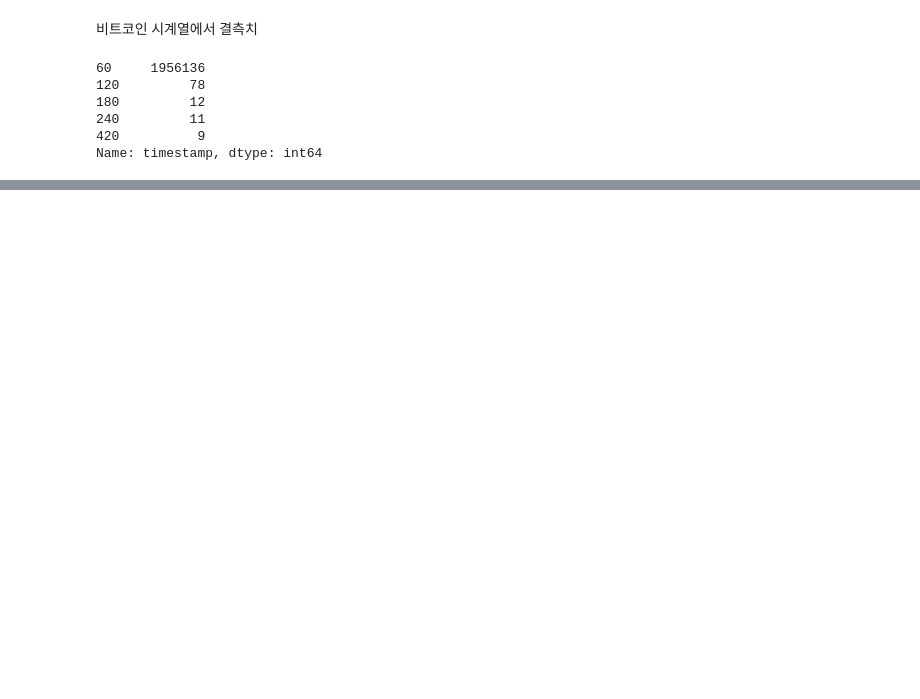
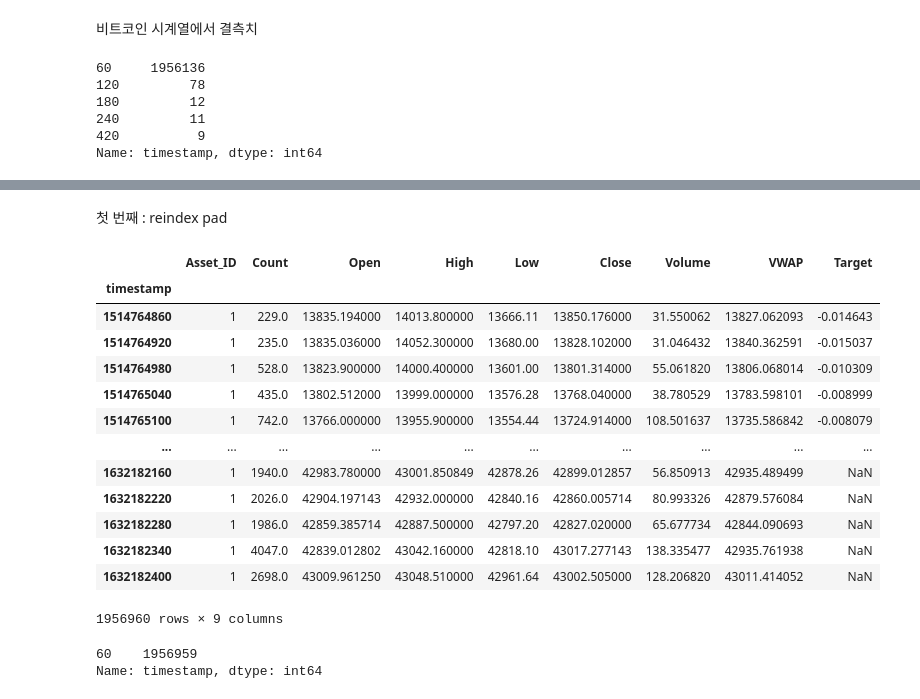
Before and after one commit to Min-Ho-Kim94/kaggle_1, a Jupyter notebook: 1_baseline.ipynb, the cells around one changed output, grey strips where cells are left out. Saved outputs shown, nothing was run; the diff lists cells and outputs as text; code cells hidden in the pictures; blank space fills up the shorter version.

Commit message:
reindex

```diff
--- a/1_baseline.ipynb
+++ b/1_baseline.ipynb
@@ -113,0 +148,28 @@ Name: timestamp, dtype: int64
+# %% [markdown]
+첫 번째 : reindex pad
+# %%
+df_btc = df_btc.reindex(range(df_btc.index[0],
+                              df_btc.index[-1] + 60, 60),
+                        method = "pad")
+# %%
+df_btc
+# %% [output]
+|  | Asset_ID | Count | Open | High | Low | Close | Volume | VWAP | Target |
+| timestamp |  |  |  |  |  |  |  |  |  |
+| 1514764860 | 1 | 229.0 | 13835.194000 | 14013.800000 | 13666.11 | 13850.176000 | 31.550062 | 13827.062093 | -0.014643 |
+| 1514764920 | 1 | 235.0 | 13835.036000 | 14052.300000 | 13680.00 | 13828.102000 | 31.046432 | 13840.362591 | -0.015037 |
+| 1514764980 | 1 | 528.0 | 13823.900000 | 14000.400000 | 13601.00 | 13801.314000 | 55.061820 | 13806.068014 | -0.010309 |
+| 1514765040 | 1 | 435.0 | 13802.512000 | 13999.000000 | 13576.28 | 13768.040000 | 38.780529 | 13783.598101 | -0.008999 |
+| 1514765100 | 1 | 742.0 | 13766.000000 | 13955.900000 | 13554.44 | 13724.914000 | 108.501637 | 13735.586842 | -0.008079 |
+| ... | ... | ... | ... | ... | ... | ... | ... | ... | ... |
+| 1632182160 | 1 | 1940.0 | 42983.780000 | 43001.850849 | 42878.26 | 42899.012857 | 56.850913 | 42935.489499 | NaN |
+| 1632182220 | 1 | 2026.0 | 42904.197143 | 42932.000000 | 42840.16 | 42860.005714 | 80.993326 | 42879.576084 | NaN |
+| 1632182280 | 1 | 1986.0 | 42859.385714 | 42887.500000 | 42797.20 | 42827.020000 | 65.677734 | 42844.090693 | NaN |
+| 1632182340 | 1 | 4047.0 | 42839.012802 | 43042.160000 | 42818.10 | 43017.277143 | 138.335477 | 42935.761938 | NaN |
+| 1632182400 | 1 | 2698.0 | 43009.961250 | 43048.510000 | 42961.64 | 43002.505000 | 128.206820 | 43011.414052 | NaN |
+1956960 rows × 9 columns
+# %%
+(df_btc.index[1:]-df_btc.index[:-1]).value_counts().head()
+# %% [output]
+60    1956959
+Name: timestamp, dtype: int64
```
Also changed, not shown: parts of 13 cells of this notebook, 1 other file.
